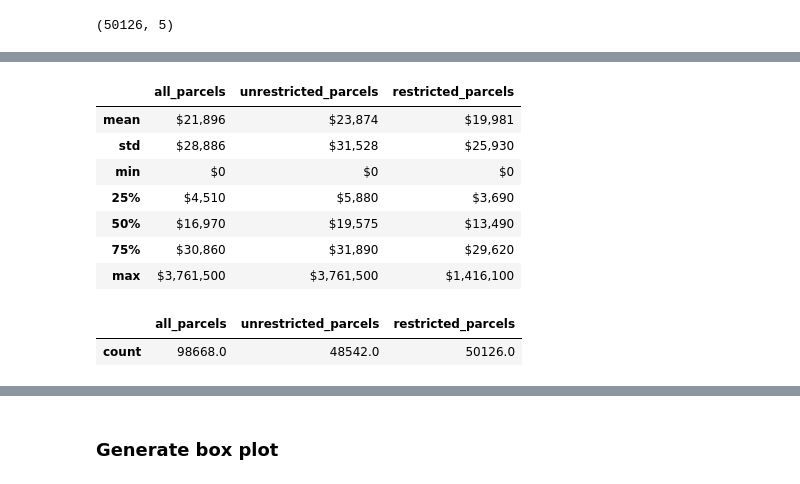
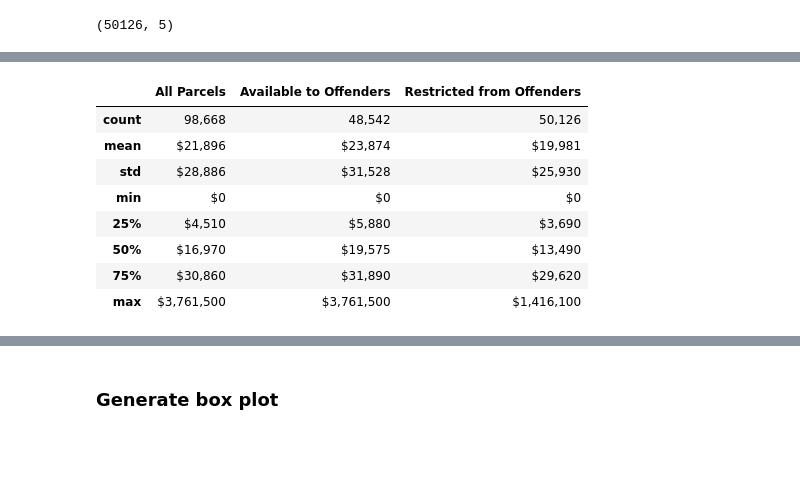
Before and after one commit to PMattox/dsa_masters, a Jupyter notebook: DSA_Capstone/Analysis - Parcel Value.ipynb, the cells around one changed output, grey strips where cells are left out. Saved outputs shown, nothing was run; the diff lists cells and outputs as text; code cells hidden in the pictures; blank space fills up the shorter version.

```diff
--- a/DSA_Capstone/Analysis - Parcel Value.ipynb
+++ b/DSA_Capstone/Analysis - Parcel Value.ipynb
@@ -143,28 +174,44 @@ asdtotal_restr = gdf_res_restricted['asdtotal'].describe()
 asd_summary = pd.merge(asdtotal_all, asdtotal_remain, right_index = True, left_index = True)
 asd_summary = pd.merge(asd_summary, asdtotal_restr, right_index = True, left_index = True)
 
-asd_summary.columns = ['all_parcels','unrestricted_parcels','restricted_parcels']
+asd_summary.columns = ['All Parcels','Available to Offenders','Restricted from Offenders']
 
 asd_summary_count = asd_summary[:1]
 
 asd_summary = asd_summary.drop(asd_summary.index[[0]])
 
-asd_summary.style.format({
-    'all_parcels': "${:,.0f}".format,
-    'unrestricted_parcels': "${:,.0f}".format,
-    'restricted_parcels': "${:,.0f}".format
-})
+# # generate a nice display for the data
+# asd_summary.style.set_properties(
+#     subset=['All Parcels'], **{'font-weight': 'bold'}
+# ).set_properties(
+#     subset=['Unrestricted Parcels'], **{'color': 'blue'}).set_properties(
+#     subset=['Restricted Parcels'], **{'color': 'red'}).format({
+#     'All Parcels': "${:,.0f}".format,
+#     'Unrestricted Parcels': "${:,.0f}".format,
+#     'Restricted Parcels': "${:,.0f}".format
+# })
-# %% [output]
-|  | all_parcels | unrestricted_parcels | restricted_parcels |
-| mean | $21,896 | $23,874 | $19,981 |
-| std | $28,886 | $31,528 | $25,930 |
-| min | $0 | $0 | $0 |
-| 25% | $4,510 | $5,880 | $3,690 |
-| 50% | $16,970 | $19,575 | $13,490 |
-| 75% | $30,860 | $31,890 | $29,620 |
-| max | $3,761,500 | $3,761,500 | $1,416,100 |
-# %%
-asd_summary_count
-# %% [output]
-|  | all_parcels | unrestricted_parcels | restricted_parcels |
-| count | 98668.0 | 48542.0 | 50126.0 |
+# %%
+# set formatting for currency and integer rows separately
+for i,n in asd_summary.iteritems():
+    asd_summary.loc[:, i] = asd_summary.loc[:, i].map('${:,.0f}'.format)
+    asd_summary_count.loc[:, i] = asd_summary_count.loc[:, i].astype(int).map('{:,.0f}'.format)
+# %%
+# put currency and integer rows back together into a single display
+df_concat = pd.concat([asd_summary_count.astype(object), asd_summary.astype(object)])
+
+# generate a nice display for the data
+df_concat.style.set_properties(
+    subset=['All Parcels'], **{'font-weight': 'bold'}
+).set_properties(
+    subset=['Available to Offenders'], **{'color': 'blue'}).set_properties(
+    subset=['Restricted from Offenders'], **{'color': 'red'})
+# %% [output]
+|  | All Parcels | Available to Offenders | Restricted from Offenders |
+| count | 98,668 | 48,542 | 50,126 |
+| mean | $21,896 | $23,874 | $19,981 |
+| std | $28,886 | $31,528 | $25,930 |
+| min | $0 | $0 | $0 |
+| 25% | $4,510 | $5,880 | $3,690 |
+| 50% | $16,970 | $19,575 | $13,490 |
+| 75% | $30,860 | $31,890 | $29,620 |
+| max | $3,761,500 | $3,761,500 | $1,416,100 |
```
Also changed, not shown: parts of 13 cells of this notebook.
